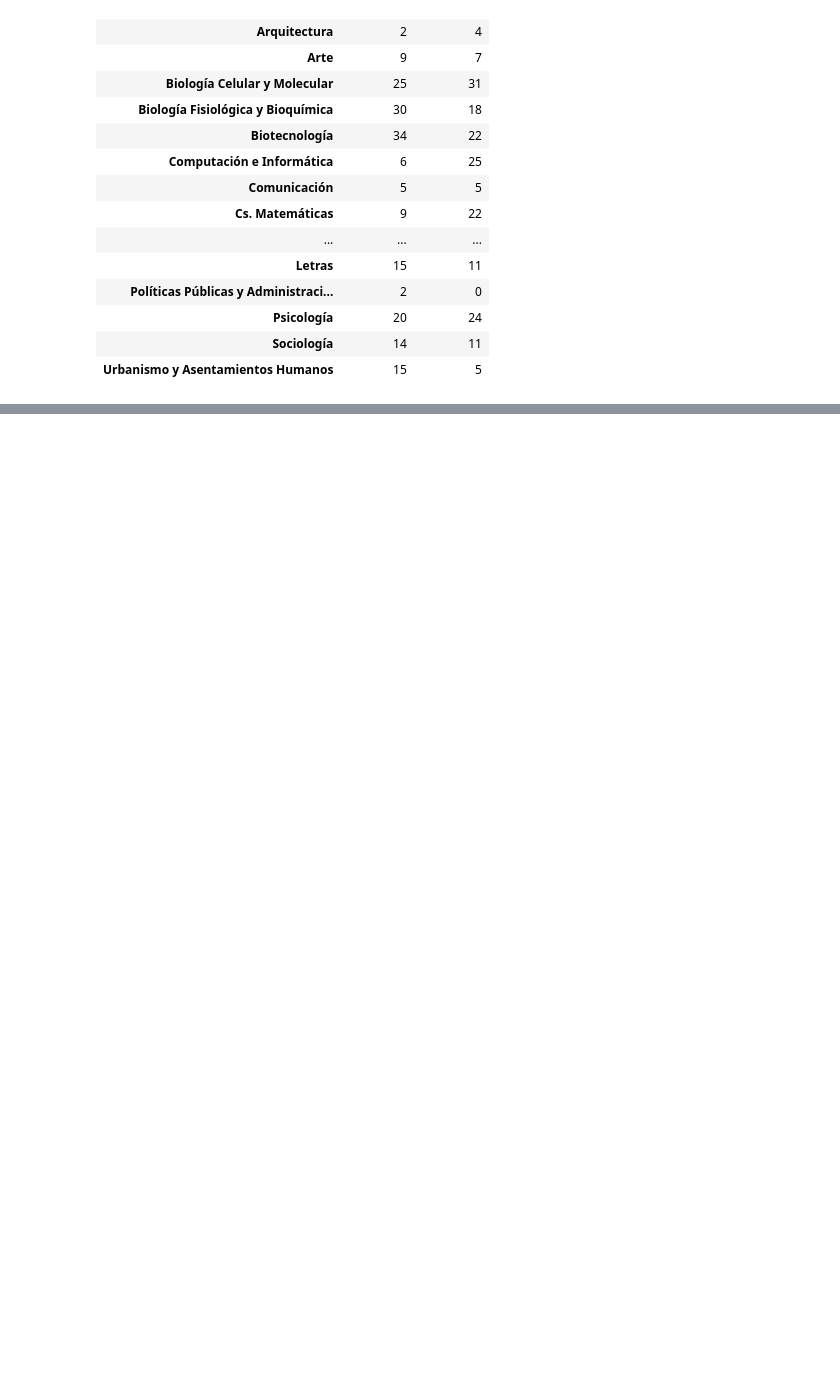
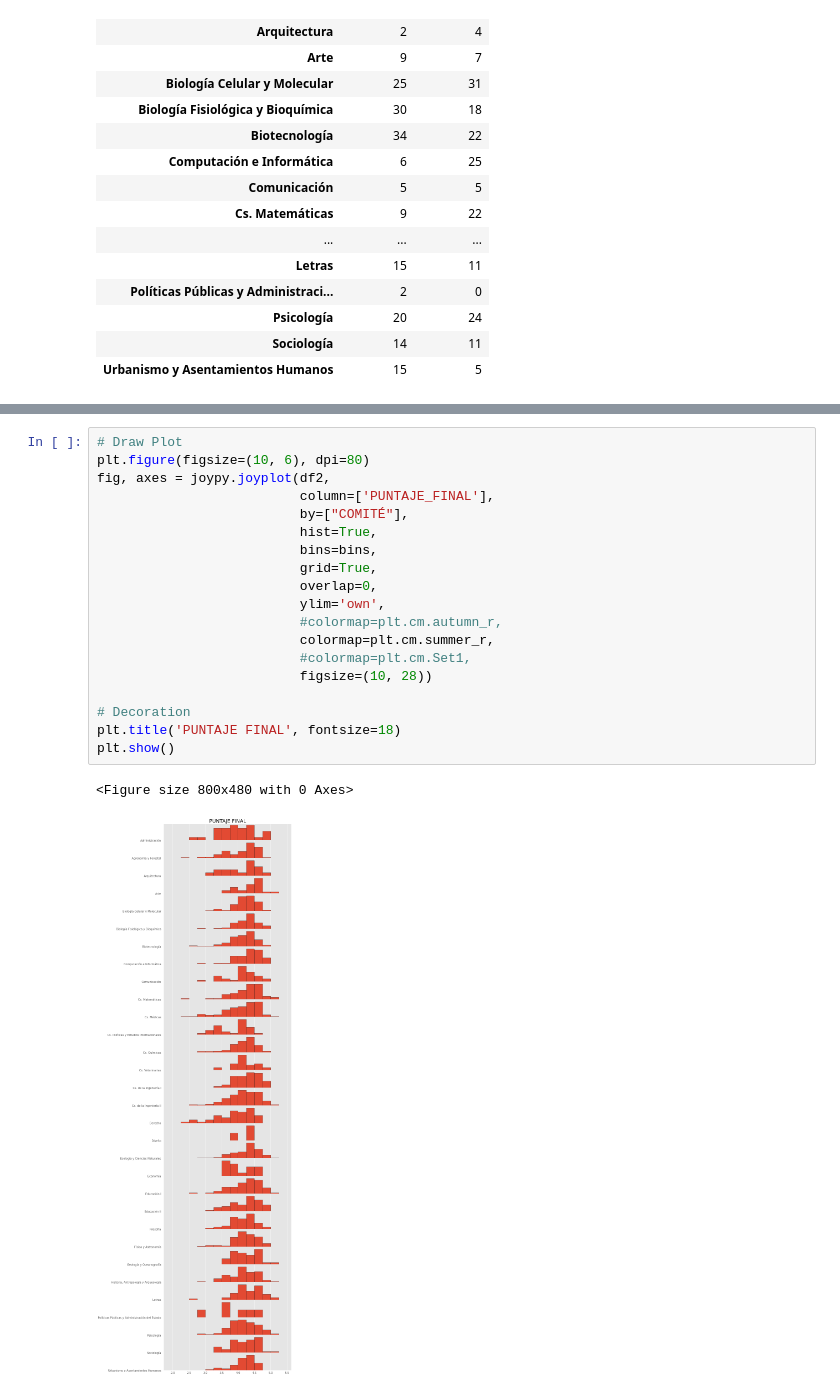
Before and after one commit to alvafox/Concursos-2023-Analisis-de-Adjudicacion-Paritaria-, a Jupyter notebook: Doctorado_Nacional_2023.ipynb, the cells around one changed output, grey strips where cells are left out. Saved outputs shown, nothing was run; the diff lists cells and outputs as text; blank space fills up the shorter version.

```diff
--- a/Doctorado_Nacional_2023.ipynb
+++ b/Doctorado_Nacional_2023.ipynb
@@ -436,0 +502,22 @@ df[df['ESTADO_FINAL'] == 'SELECCIONADA'].groupby(['COMITÉ', 'Género'])['FOLIO'
+# %%
+# Draw Plot
+plt.figure(figsize=(10, 6), dpi=80)
+fig, axes = joypy.joyplot(df2,
+                          column=['PUNTAJE_FINAL'],
+                          by=["COMITÉ"],
+                          hist=True,
+                          bins=bins,
+                          grid=True,
+                          overlap=0,
+                          ylim='own',
+                          #colormap=plt.cm.autumn_r,
+                          colormap=plt.cm.summer_r,
+                          #colormap=plt.cm.Set1,
+                          figsize=(10, 28))
+
+# Decoration
+plt.title('PUNTAJE FINAL', fontsize=18)
+plt.show()
+# %% [output]
+<Figure size 800x480 with 0 Axes>
+[figure, added]
```
Also changed, not shown: parts of 15 cells of this notebook.
